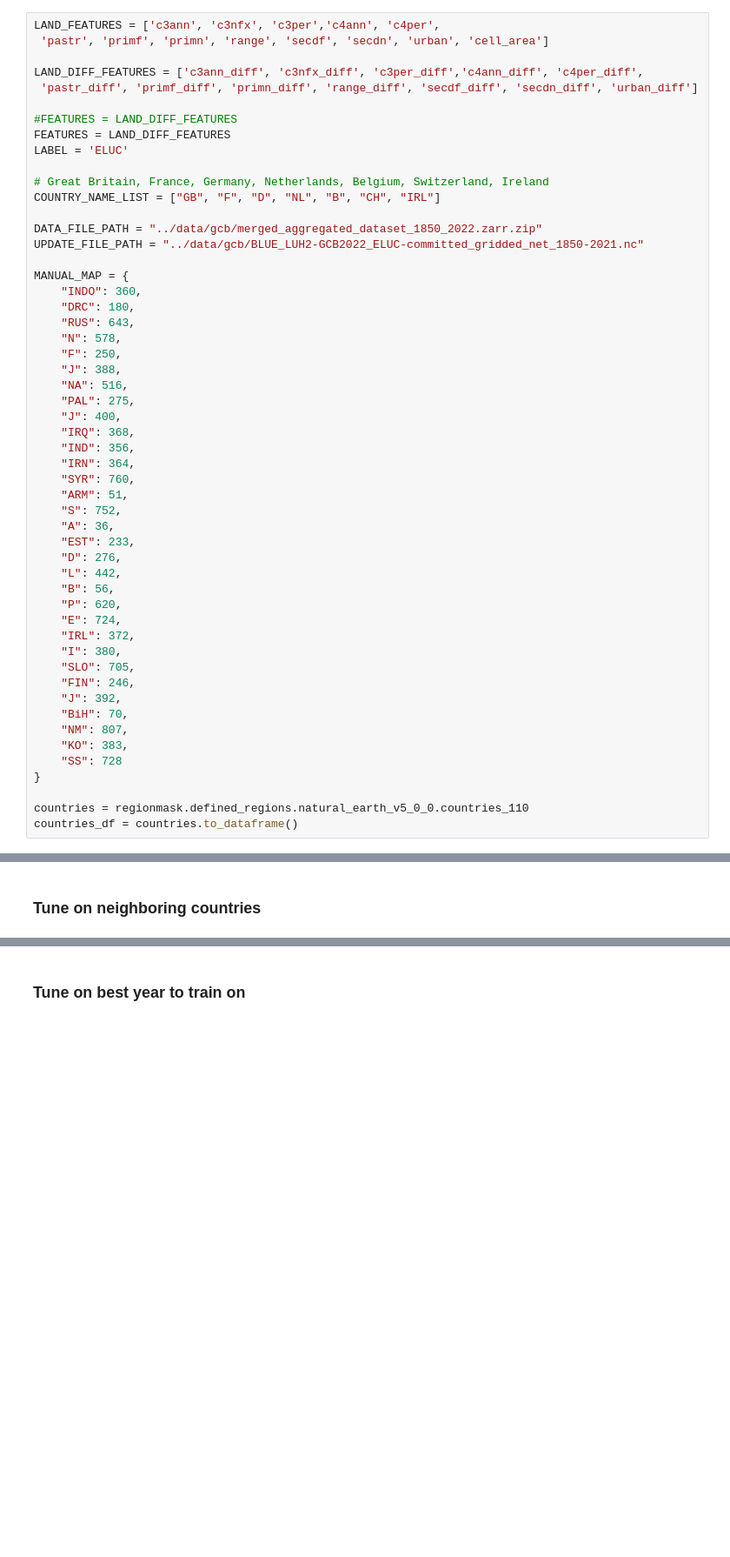
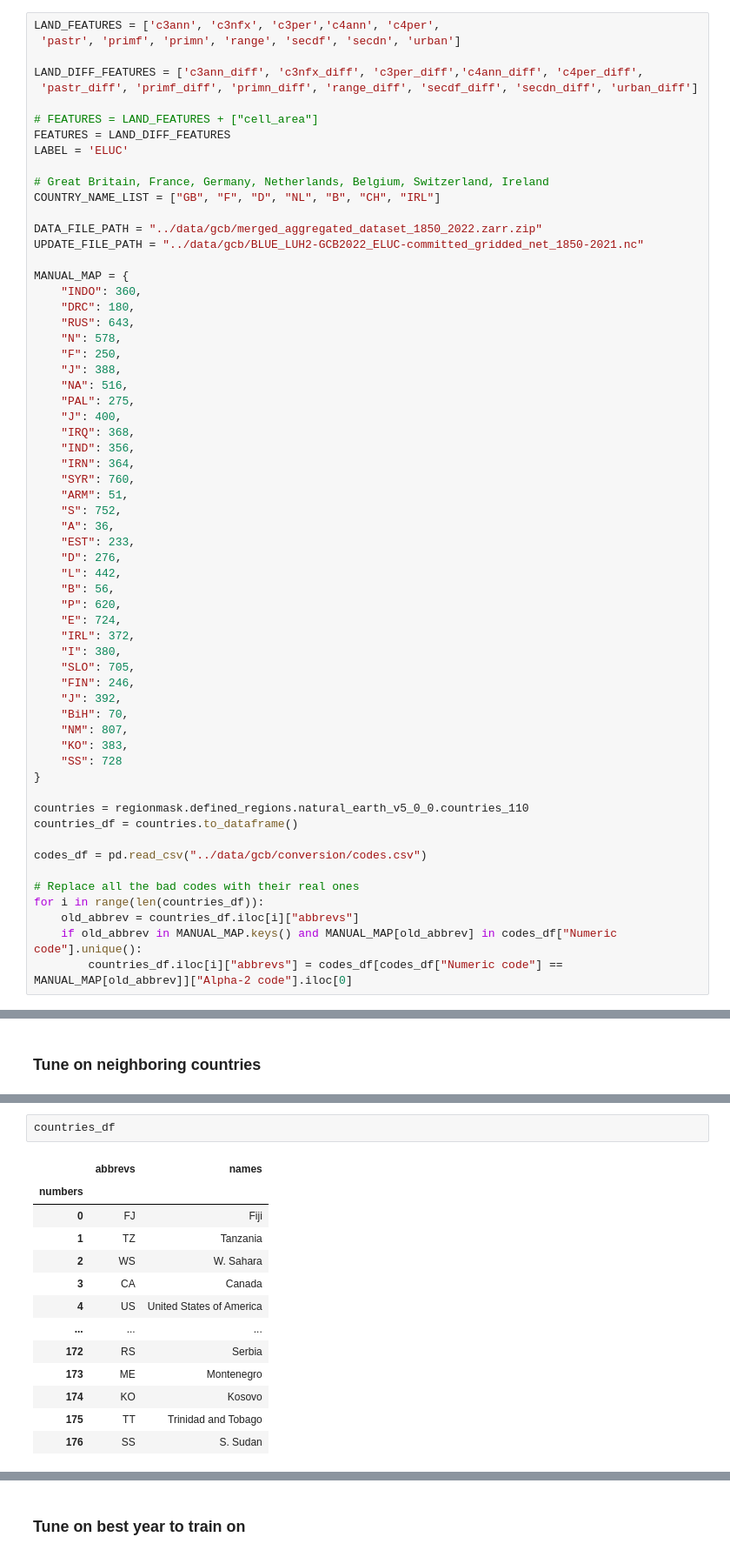
Before and after one commit to Project-Resilience/mvp, a Jupyter notebook: model/forest.ipynb, the cells around one changed output, grey strips where cells are left out. Shown at 87% size. Saved outputs shown, nothing was run; the diff lists cells and outputs as text; blank space fills up the shorter version.

```diff
--- a/model/forest.ipynb
+++ b/model/forest.ipynb
@@ -17,12 +18,12 @@ from joblib import dump, load
 from tqdm import tqdm
 # %%
 LAND_FEATURES = ['c3ann', 'c3nfx', 'c3per','c4ann', 'c4per',
- 'pastr', 'primf', 'primn', 'range', 'secdf', 'secdn', 'urban', 'cell_area']
+ 'pastr', 'primf', 'primn', 'range', 'secdf', 'secdn', 'urban']
 
 LAND_DIFF_FEATURES = ['c3ann_diff', 'c3nfx_diff', 'c3per_diff','c4ann_diff', 'c4per_diff',
  'pastr_diff', 'primf_diff', 'primn_diff', 'range_diff', 'secdf_diff', 'secdn_diff', 'urban_diff']
 
-#FEATURES = LAND_DIFF_FEATURES
+# FEATURES = LAND_FEATURES + ["cell_area"]
 FEATURES = LAND_DIFF_FEATURES
 LABEL = 'ELUC'
 
@@ -68,6 +69,14 @@ MANUAL_MAP = {
 
 countries = regionmask.defined_regions.natural_earth_v5_0_0.countries_110
 countries_df = countries.to_dataframe()
+
+codes_df = pd.read_csv("../data/gcb/conversion/codes.csv")
+
+# Replace all the bad codes with their real ones
+for i in range(len(countries_df)):
+    old_abbrev = countries_df.iloc[i]["abbrevs"]
+    if old_abbrev in MANUAL_MAP.keys() and MANUAL_MAP[old_abbrev] in codes_df["Numeric code"].unique():
+        countries_df.iloc[i]["abbrevs"] = codes_df[codes_df["Numeric code"] == MANUAL_MAP[old_abbrev]]["Alpha-2 code"].iloc[0]
 # %%
 print(countries_df.head())
 print(countries_df[countries_df["abbrevs"] == "GB"].index)
@@ -569,0 +583,16 @@ plt.show()
+# %%
+countries_df
+# %% [output]
+|  | abbrevs | names |
+| numbers |  |  |
+| 0 | FJ | Fiji |
+| 1 | TZ | Tanzania |
+| 2 | WS | W. Sahara |
+| 3 | CA | Canada |
+| 4 | US | United States of America |
+| ... | ... | ... |
+| 172 | RS | Serbia |
+| 173 | ME | Montenegro |
+| 174 | KO | Kosovo |
+| 175 | TT | Trinidad and Tobago |
+| 176 | SS | S. Sudan |
```
Also changed, not shown: parts of 35 cells of this notebook, 35 other files.
